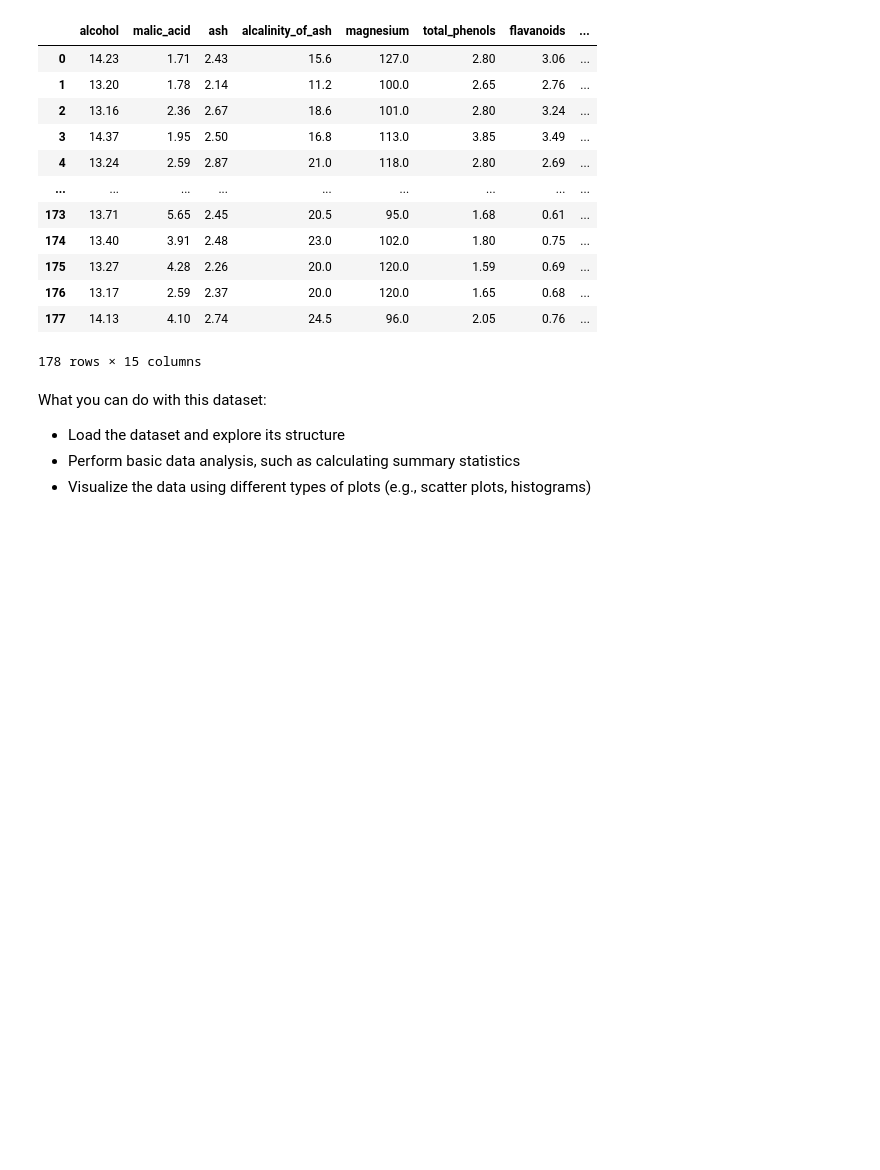
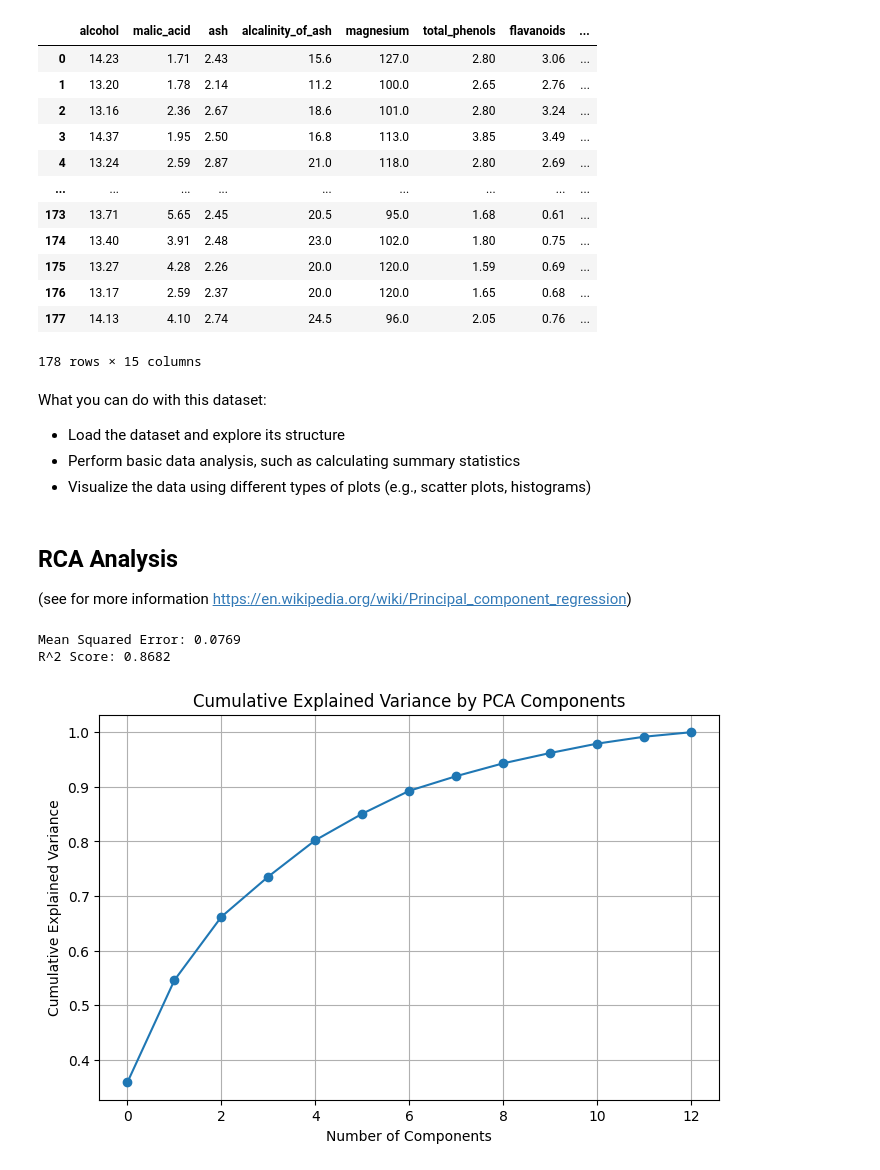
Before and after one commit to stkroe/PythonforChemists, a Jupyter notebook: course/exercises/playground.ipynb, the cells around one changed output. Drawn from its saved outputs; the diff is of its cells as text; code cells hidden in the pictures; blank space fills up the shorter version.

```diff
--- a/course/exercises/playground.ipynb
+++ b/course/exercises/playground.ipynb
@@ -81,3 +81,67 @@ What you can do with this dataset:
 - Load the dataset and explore its structure
 - Perform basic data analysis, such as calculating summary statistics
 - Visualize the data using different types of plots (e.g., scatter plots, histograms)
+# %% [markdown]
+## RCA Analysis
+(see for more information [https://en.wikipedia.org/wiki/Principal_component_regression](https://en.wikipedia.org/wiki/Principal_component_regression))
+# %%
+import numpy as np
+import pandas as pd
+from sklearn.datasets import load_wine
+from sklearn.preprocessing import StandardScaler
+from sklearn.decomposition import PCA
+from sklearn.linear_model import LinearRegression
+from sklearn.model_selection import train_test_split
+from sklearn.metrics import mean_squared_error, r2_score
+import matplotlib.pyplot as plt
+
+# 1. Load the wine dataset
+data = load_wine()
+X = data.data
+y = data.target
+
+# Optional: make it a regression task (we'll use class as numeric value)
+y = y.astype(float)
+
+# 2. Split data into training and test sets
+X_train, X_test, y_train, y_test = train_test_split(X, y, test_size=0.2, random_state=42)
+
+# 3. Standardize the data
+scaler = StandardScaler()
+X_train_scaled = scaler.fit_transform(X_train)
+X_test_scaled = scaler.transform(X_test)
+
+# 4. Apply PCA
+pca = PCA()
+X_train_pca = pca.fit_transform(X_train_scaled)
+X_test_pca = pca.transform(X_test_scaled)
+
+# 5. Choose number of components (you can tweak this)
+n_components = 10
+X_train_reduced = X_train_pca[:, :n_components]
+X_test_reduced = X_test_pca[:, :n_components]
+
+# 6. Fit linear regression
+lr = LinearRegression()
+lr.fit(X_train_reduced, y_train)
+
+# 7. Predict and evaluate
+y_pred = lr.predict(X_test_reduced)
+mse = mean_squared_error(y_test, y_pred)
+r2 = r2_score(y_test, y_pred)
+
+print(f"Mean Squared Error: {mse:.4f}")
+print(f"R^2 Score: {r2:.4f}")
+
+# Optional: plot explained variance
+plt.figure(figsize=(8, 5))
+plt.plot(np.cumsum(pca.explained_variance_ratio_), marker='o')
+plt.title("Cumulative Explained Variance by PCA Components")
+plt.xlabel("Number of Components")
+plt.ylabel("Cumulative Explained Variance")
+plt.grid(True)
+plt.show()
+# %% [output]
+Mean Squared Error: 0.0769
+R^2 Score: 0.8682
+[figure, added]
```
